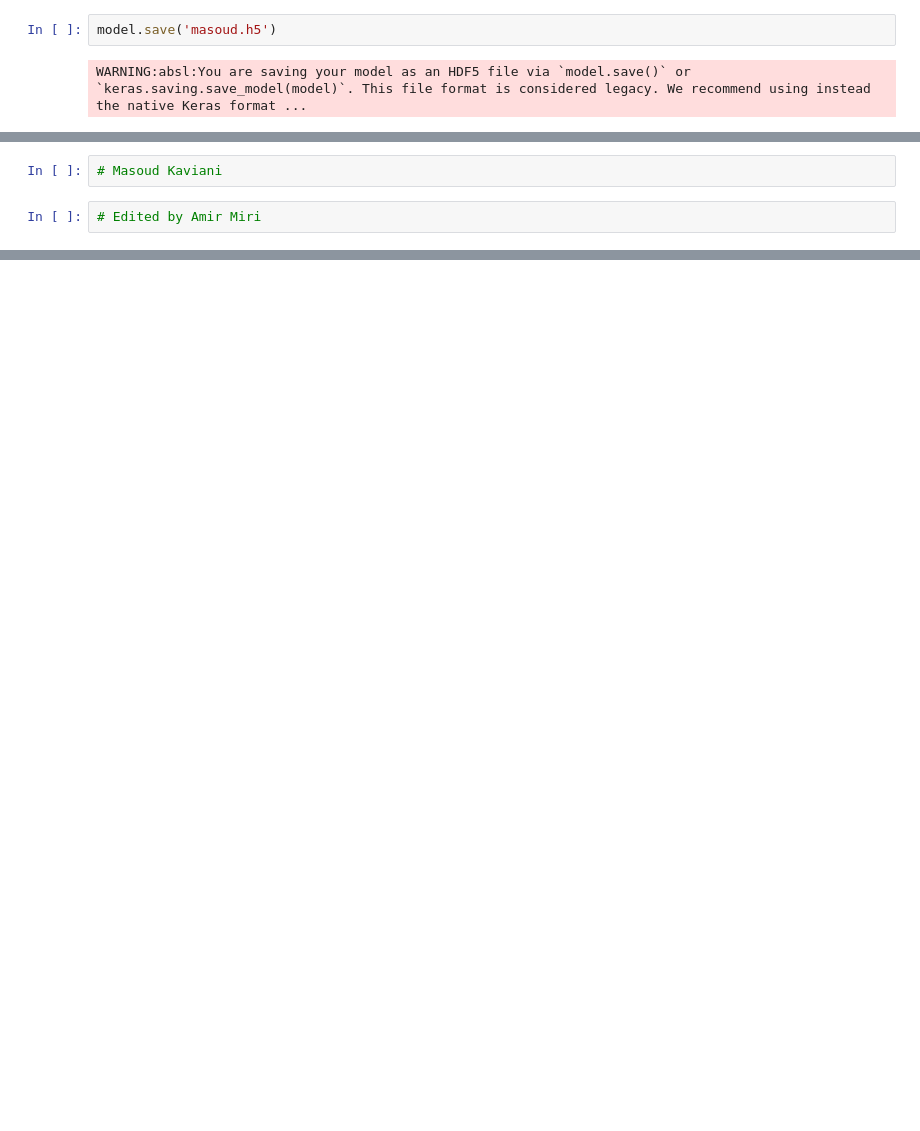
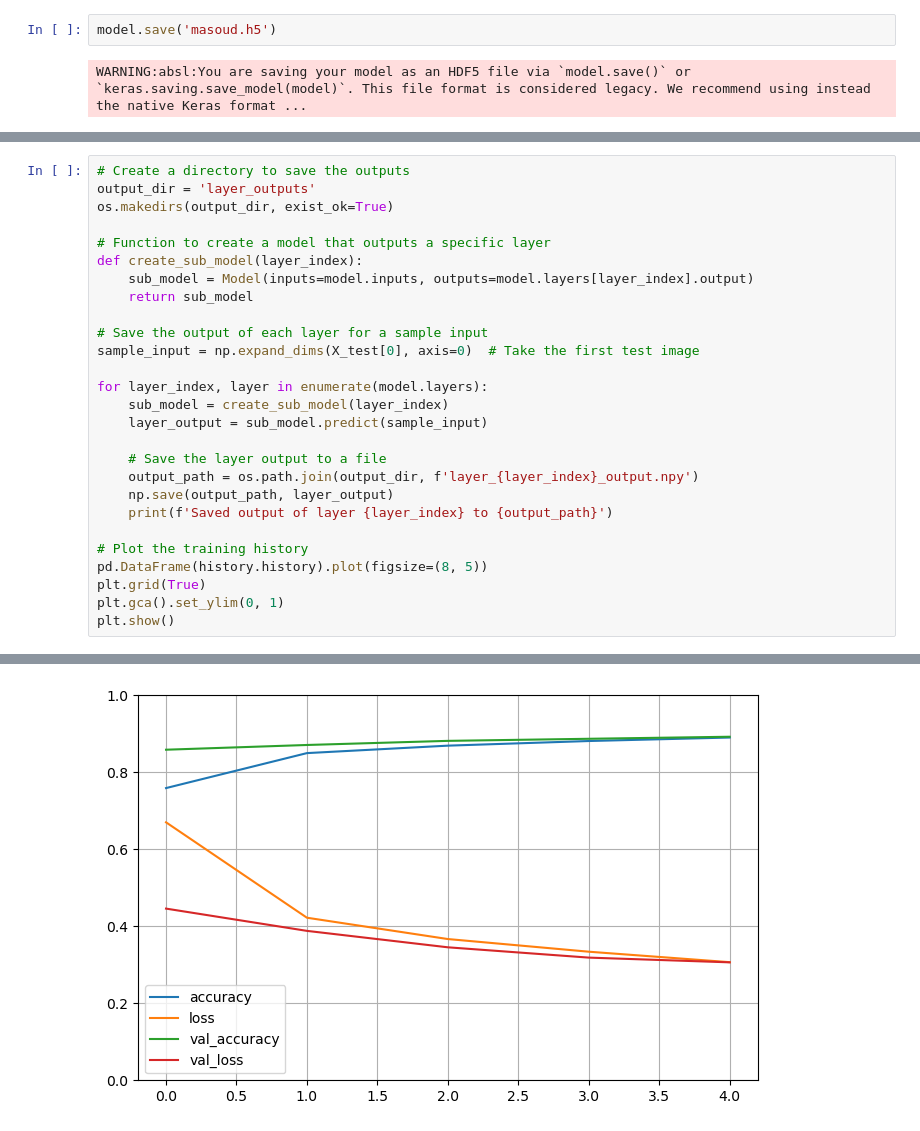
Before and after one commit to amirmiriai/filoger, a Jupyter notebook: MNISTCNN/FashionMNIST.ipynb, the cells around one changed output, grey strips where cells are left out. Cells and saved outputs as stored; diff of their text form; blank space fills up the shorter version.

```diff
--- a/MNISTCNN/FashionMNIST.ipynb
+++ b/MNISTCNN/FashionMNIST.ipynb
@@ -295,4 +166,28 @@ Predicted class: Sandal
-# %%
-# Masoud Kaviani
-# %%
-# Edited by Amir Miri
+# %%
+# Create a directory to save the outputs
+output_dir = 'layer_outputs'
+os.makedirs(output_dir, exist_ok=True)
+
+# Function to create a model that outputs a specific layer
+def create_sub_model(layer_index):
+    sub_model = Model(inputs=model.inputs, outputs=model.layers[layer_index].output)
+    return sub_model
+
+# Save the output of each layer for a sample input
+sample_input = np.expand_dims(X_test[0], axis=0)  # Take the first test image
+
+for layer_index, layer in enumerate(model.layers):
+    sub_model = create_sub_model(layer_index)
+    layer_output = sub_model.predict(sample_input)
+
+    # Save the layer output to a file
+    output_path = os.path.join(output_dir, f'layer_{layer_index}_output.npy')
+    np.save(output_path, layer_output)
+    print(f'Saved output of layer {layer_index} to {output_path}')
+
+# Plot the training history
+pd.DataFrame(history.history).plot(figsize=(8, 5))
+plt.grid(True)
+plt.gca().set_ylim(0, 1)
+plt.show()
+# %% [output]
@@ -298,0 +211 @@ Predicted class: Sandal
+[figure, added]
```
Also changed, not shown: parts of 30 cells of this notebook, 17 other files.
